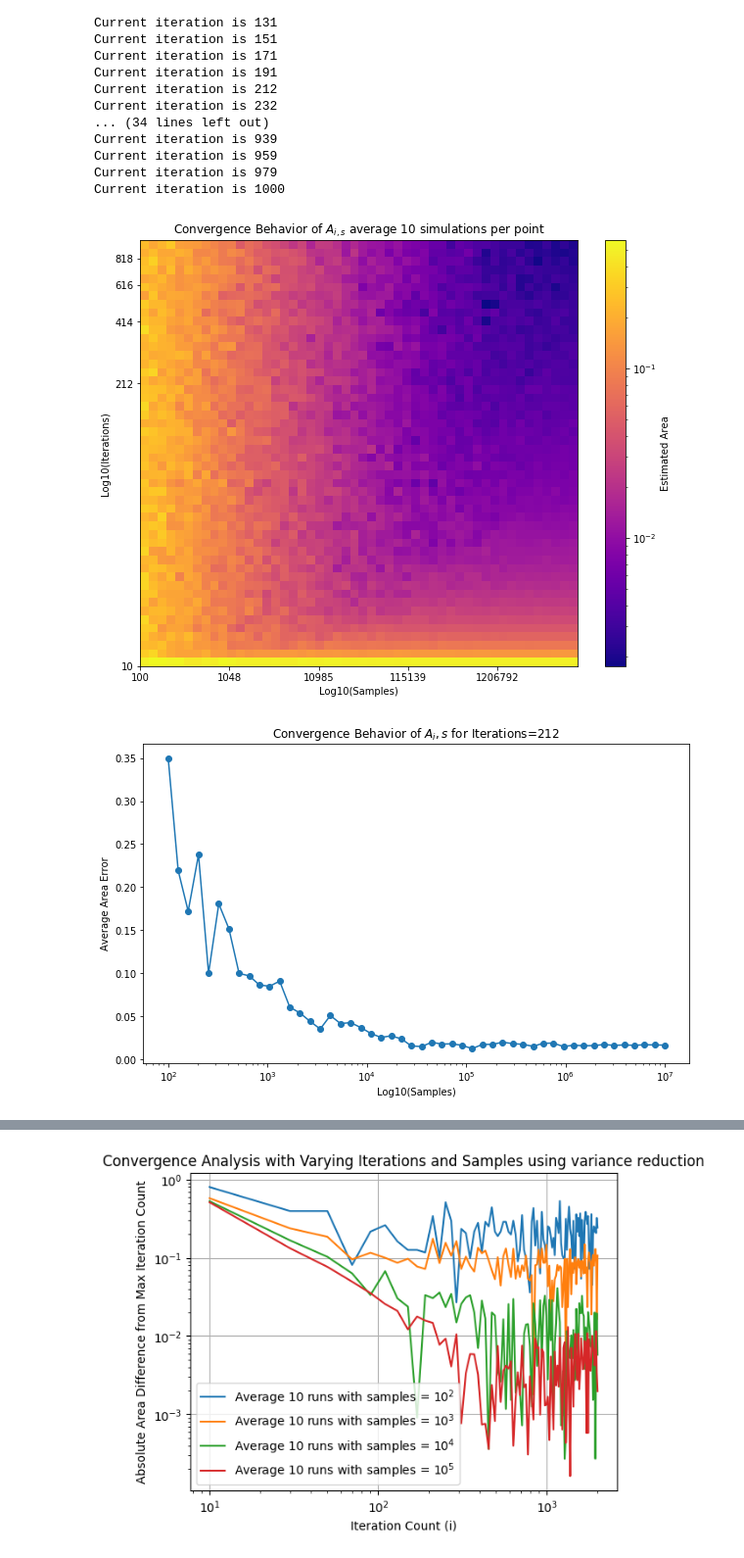
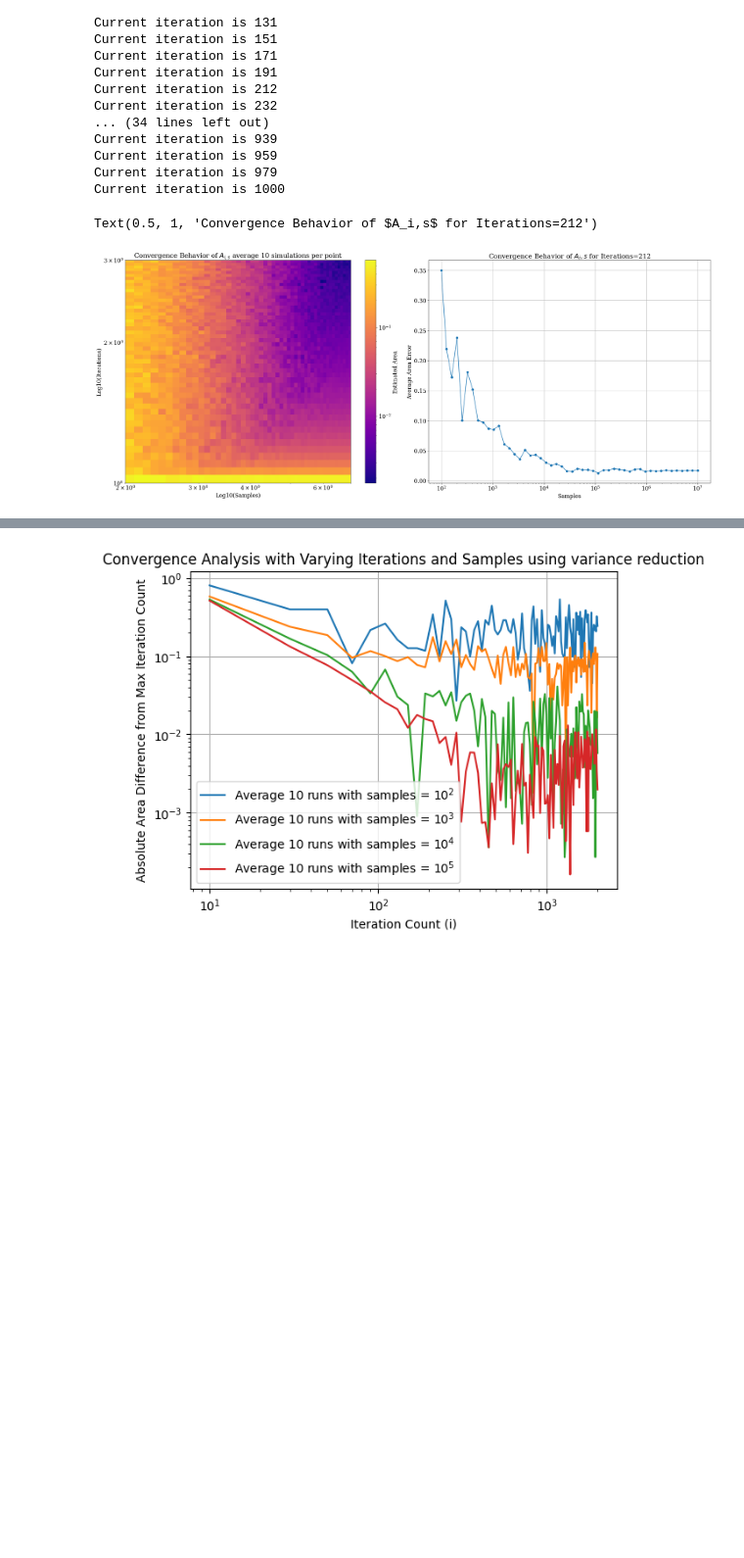
Before and after one commit to reqctoe/STSIM_ass1, a Jupyter notebook: ElinevandeLagemaat_11892900_AdrianRuesink_12195669_EzradeCleen_12042137.ipynb, the cells around one changed output, grey strips where cells are left out. Shown: that part at 98% size. Drawn from its saved outputs; the diff is of its cells as text; code cells hidden in the pictures; blank space fills up the shorter version.

Commit message:
plot stuff

```diff
--- a/ElinevandeLagemaat_11892900_AdrianRuesink_12195669_EzradeCleen_12042137.ipynb
+++ b/ElinevandeLagemaat_11892900_AdrianRuesink_12195669_EzradeCleen_12042137.ipynb
@@ -6,6 +6,9 @@ import numpy as np
 from matplotlib.animation import FuncAnimation
 from pyDOE import lhs
 import math
+from matplotlib import rcParams
+rcParams['font.family'] = "serif"       # Setting the font in graphs etc
+rcParams['font.size'] = 16
 # %% [markdown]
 ### Mandelbrot functions
 # %%
@@ -308,35 +310,33 @@ Current iteration is 1000
 # %%
 from matplotlib.colors import LogNorm
 
-plt.figure(figsize=(10, 8))
-c = plt.imshow(areas, aspect='auto', cmap='plasma', origin='lower', norm=LogNorm() ,
+fig, ax = plt.subplots(1,2, figsize=[25,10], gridspec_kw={'width_ratios': [1,1]})
+# fig.tight_layout()
+
+# plt.figure(figsize=(10, 8))
+c = ax[0].imshow(areas, aspect='auto', cmap='plasma', origin='lower', norm=LogNorm() ,
                extent=[np.log10(samples[0]), np.log10(samples[-1]), np.log10(iterations[0]), np.log10(iterations[-1])])
 
 
-plt.colorbar(label='Estimated Area')
-
-plt.xlabel('Log10(Samples)')
-plt.ylabel('Log10(Iterations)')
-
-
-plt.xticks(np.log10(samples)[::10], samples[::10])
-plt.yticks(np.log10(iterations)[::10], iterations[::10])
-
-plt.title('Convergence Behavior of $A_{i,s}$ average 10 simulations per point')
-plt.show()
+fig.colorbar(c, label='Estimated Area', ax=ax[0])
+ax[0].set_xlabel('Log10(Samples)')
+ax[0].set_ylabel('Log10(Iterations)')
+ax[0].set_xscale('log')
+ax[0].set_yscale('log')
+# ax[0].xaxis.set_ticks(np.log10(samples)[::10], samples[::10])
+# ax[0].set_yticks(np.log10(iterations)[::10], iterations[::10])
+ax[0].set_title('Convergence Behavior of $A_{i,s}$ average 10 simulations per point')
 
 # Additional Line plot for specific value of i
 fixed_i_index = 10
-plt.figure(figsize=(10, 6))
-# plt.plot(np.log10(samples), areas[fixed_i_index, :], '-o')
-plt.semilogx(samples, areas[fixed_i_index, :], '-o')
-plt.xlabel('Samples')
-plt.ylabel('Average Area Error')
-plt.title(f'Convergence Behavior of $A_{"i,s"}$ for Iterations={iterations[fixed_i_index]}')
-plt.show()
+ax[1].semilogx(samples, areas[fixed_i_index, :], '-o')
+ax[1].grid(True)
+ax[1].set_xlabel('Samples')
+ax[1].set_ylabel('Average Area Error')
+ax[1].set_title(f'Convergence Behavior of $A_{"i,s"}$ for Iterations={iterations[fixed_i_index]}')
 # %% [output]
+Text(0.5, 1, 'Convergence Behavior of $A_i,s$ for Iterations=212')
-[figure, old version]
+[figure, new version]
-[figure, removed]
 # %%
 np.random.seed(0)
 
```
Also changed, not shown: parts of 11 cells of this notebook, 1 other file.
